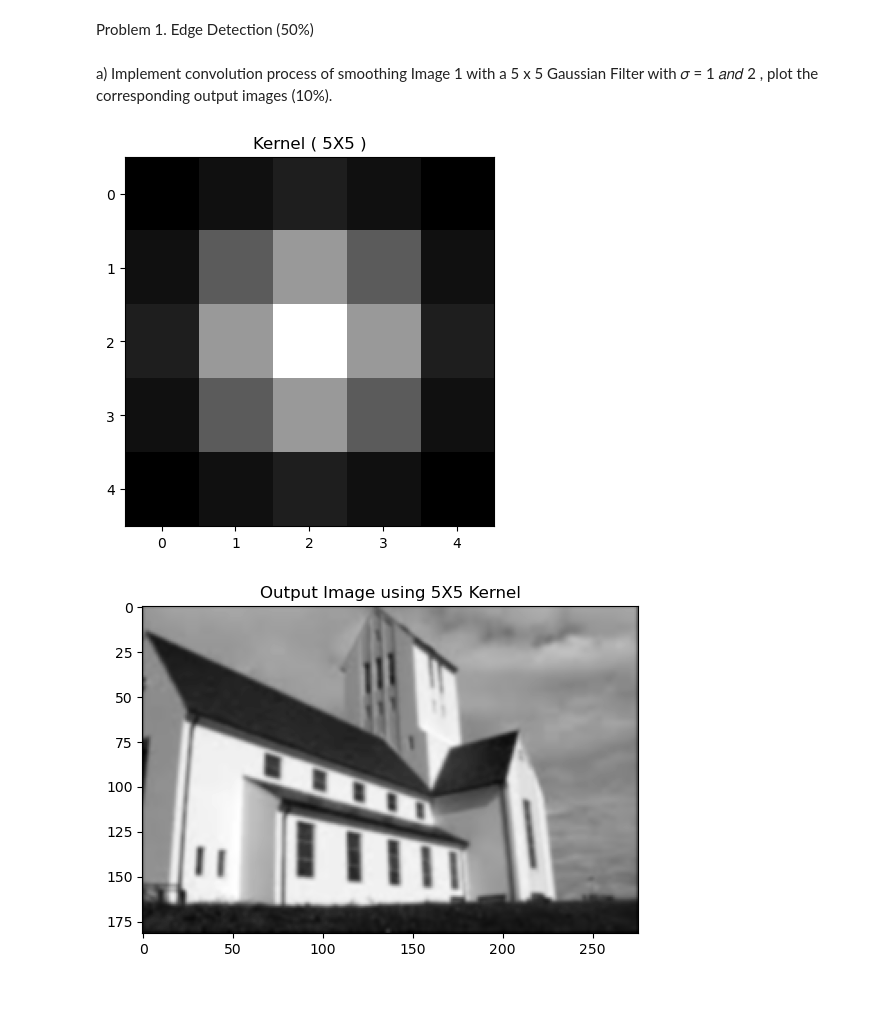
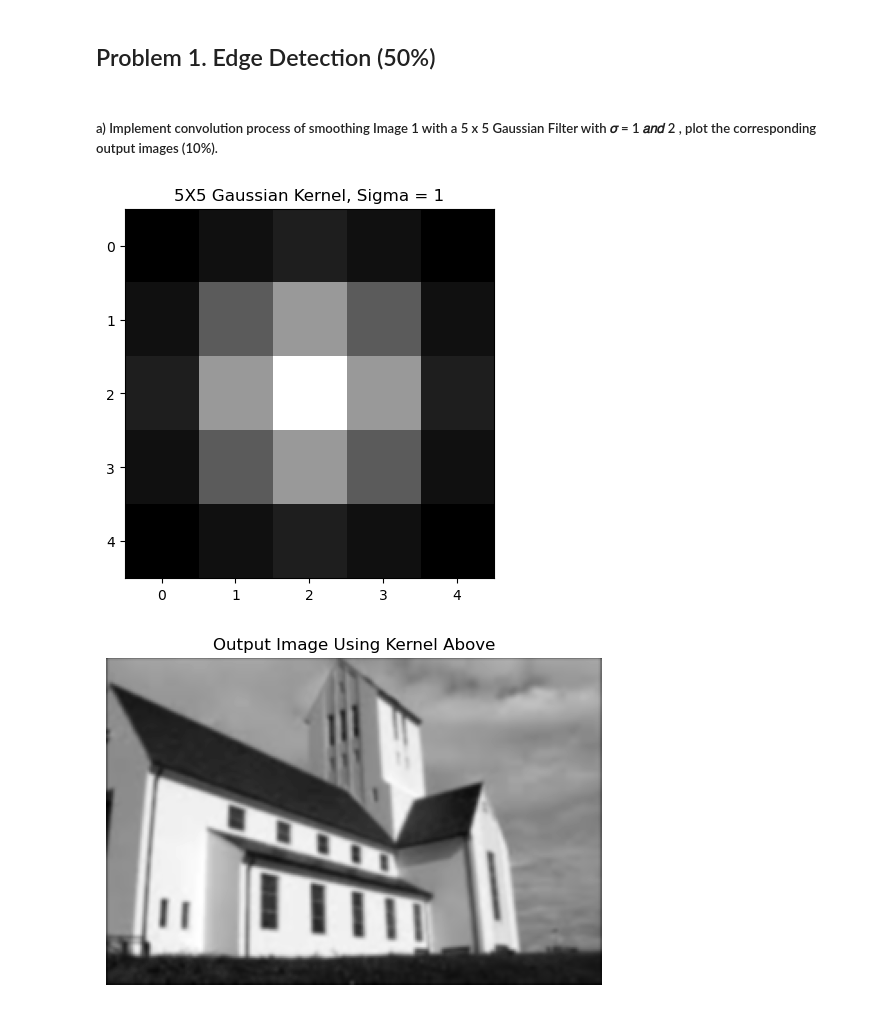
Before and after one commit to aabusha3/Convolution-Edge-and-Corner-Detection_CS4442-3, a Jupyter notebook: assignment3_AbuShawarib_Ahmad.ipynb, the cells around one changed output. Cells and saved outputs as stored; diff of their text form; code cells hidden in the pictures.

```diff
--- a/assignment3_AbuShawarib_Ahmad.ipynb
+++ b/assignment3_AbuShawarib_Ahmad.ipynb
@@ -1,9 +1,8 @@
 # %%
 import numpy as np
-import cv2
-import argparse
 import matplotlib.pyplot as plt
-import math
 
-image = cv2.imread('./house.png')
-img = cv2.cvtColor(image, cv2.COLOR_BGR2GRAY)
+img = plt.imread('./house.png')
+plt.imshow(img, interpolation='none', cmap='gray')
+plt.title("Starting Image")
+plt.show()
@@ -34,7 +11,7 @@ plt.show()
 # %% [markdown]
-Problem 1. Edge Detection (50%)
+## Problem 1. Edge Detection (50%)
 # %% [markdown]
-a) Implement convolution process of smoothing Image 1 with a 5 x 5 Gaussian Filter with 𝜎 = 1 𝑎𝑛𝑑 2 , plot the corresponding output images (10%).
+##### a) Implement convolution process of smoothing Image 1 with a 5 x 5 Gaussian Filter with 𝜎 = 1 𝑎𝑛𝑑 2 , plot the corresponding output images (10%).
 # %%
 def convolution(image, kernel, average=False):
     image_row, image_col = image.shape
@@ -57,7 +34,7 @@ def convolution(image, kernel, average=False):
     return output
 
 
-def dnorm(x, y, s):
+def gaussian(x, y, s):
     return 1 / (np.sqrt(2 * np.pi) * s) * np.e ** (-(x**2+y**2)/(2*s**2))
 
 def gaussian_kernel(size, sigma):
@@ -66,7 +43,7 @@ def gaussian_kernel(size, sigma):
     kernel_2D = np.outer(kT, k)
     for i in range(size):
         for j in range(size):
-            kernel_2D[i][j] = dnorm(k[j], kT[i], sigma)
+            kernel_2D[i][j] = gaussian(k[j], kT[i], sigma)
     return kernel_2D
 
 
@@ -88,12 +65,23 @@ def derive_kernel(size, sigma):
 # %%
 Guas1 = gaussian_kernel(5, 1)
 plt.imshow(Guas1, interpolation='none', cmap='gray')
-plt.title("Kernel ( {}X{} )".format(5, 5))
+plt.title("{}X{} Gaussian Kernel, Sigma = {}".format(5, 5, 1))
 plt.show()
 Guas_img1 = convolution(img, Guas1, average=True)
 plt.imshow(Guas_img1, cmap='gray')
-plt.title("Output Image using {}X{} Kernel".format(Guas1.shape[0], Guas1.shape[1]))
+plt.title("Output Image Using Kernel Above")
+plt.axis('off')
 plt.show()
+
+Guas2 = gaussian_kernel(5, 2)
+plt.imshow(Guas2, interpolation='none', cmap='gray')
+plt.title("{}X{} Gaussian Kernel, sigma = {}".format(5, 5, 2))
+plt.show()
+Guas_img2 = convolution(img, Guas2, average=True)
+plt.imshow(Guas_img2, cmap='gray')
+plt.title("Output Image Using Kernel Above")
+plt.axis('off')
+plt.show()
 # %% [output]
-[figure, old version]
+[figure, new version]
-[figure, old version]
+[figure, new version]
```
Also changed, not shown: parts of 14 cells of this notebook.
